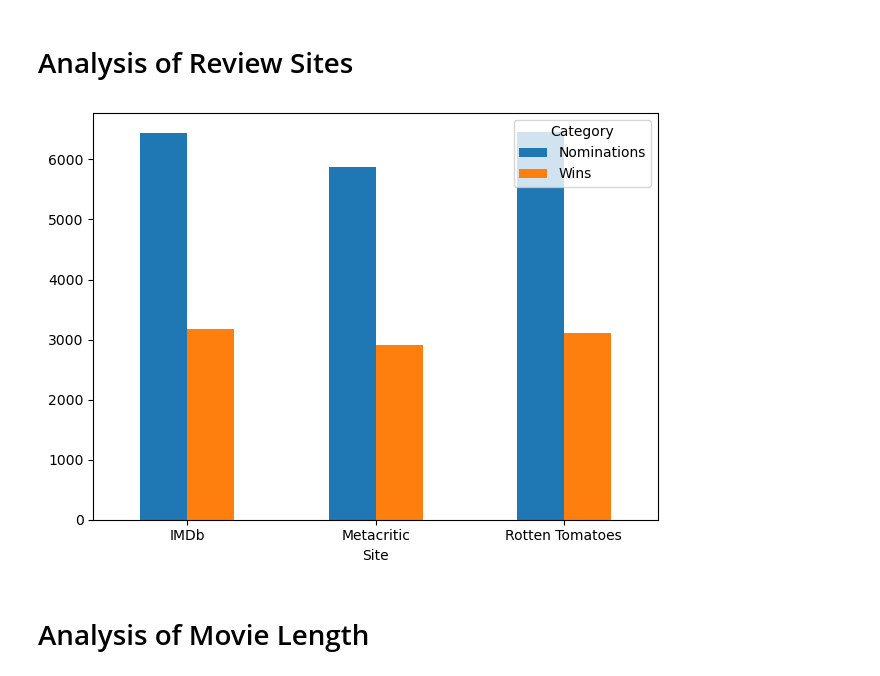
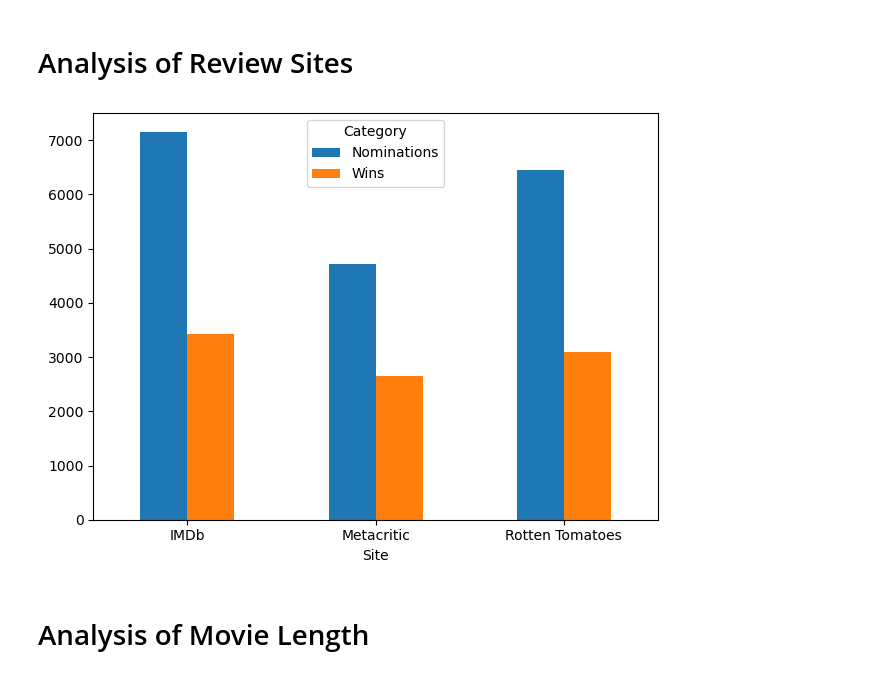
Before and after one commit to v4l3-v1ll4rr03l/nu-project1, a Jupyter notebook: valentina.ipynb, the cells around one changed output. Drawn from its saved outputs; the diff is of its cells as text; code cells hidden in the pictures.

```diff
--- a/valentina.ipynb
+++ b/valentina.ipynb
@@ -317,23 +317,22 @@ movie_data_df
 # %% [markdown]
 # Analysis of Review Sites
 # %%
-reviews_bar_data = movie_data_df[["IMDb", "Rotten Tomatoes", "Metacritic"]].mean()
 review_sites = ["IMDb", "Rotten Tomatoes", "Metacritic"]
 noms_wins = []
 
 for site in review_sites:
-    noms_wins.append(movie_data_df.loc[movie_data_df[site] > reviews_bar_data[site], "Nominations"].sum())
-    noms_wins.append(movie_data_df.loc[movie_data_df[site] > reviews_bar_data[site], "Wins"].sum())
+    noms_wins.append(movie_data_df.loc[movie_data_df[site] > 70, "Nominations"].sum())
+    noms_wins.append(movie_data_df.loc[movie_data_df[site] > 70, "Wins"].sum())
 
 labels = ["IMDb", "IMDb", "Rotten Tomatoes", "Rotten Tomatoes", "Metacritic", "Metacritic"]
 cond = ["Nominations", "Wins", "Nominations", "Wins", "Nominations", "Wins"]
 
 bar_df = pd.DataFrame({"Site": labels, "Category": cond, "Values": noms_wins})
 bar_df.pivot(index='Site', columns='Category', values='Values').plot(kind='bar', rot=0)
 plt.tight_layout()
 plt.show()
 # %% [output]
-[figure, old version]
+[figure, new version]
 # %% [markdown]
 # Analysis of Movie Length
 # %%
```
